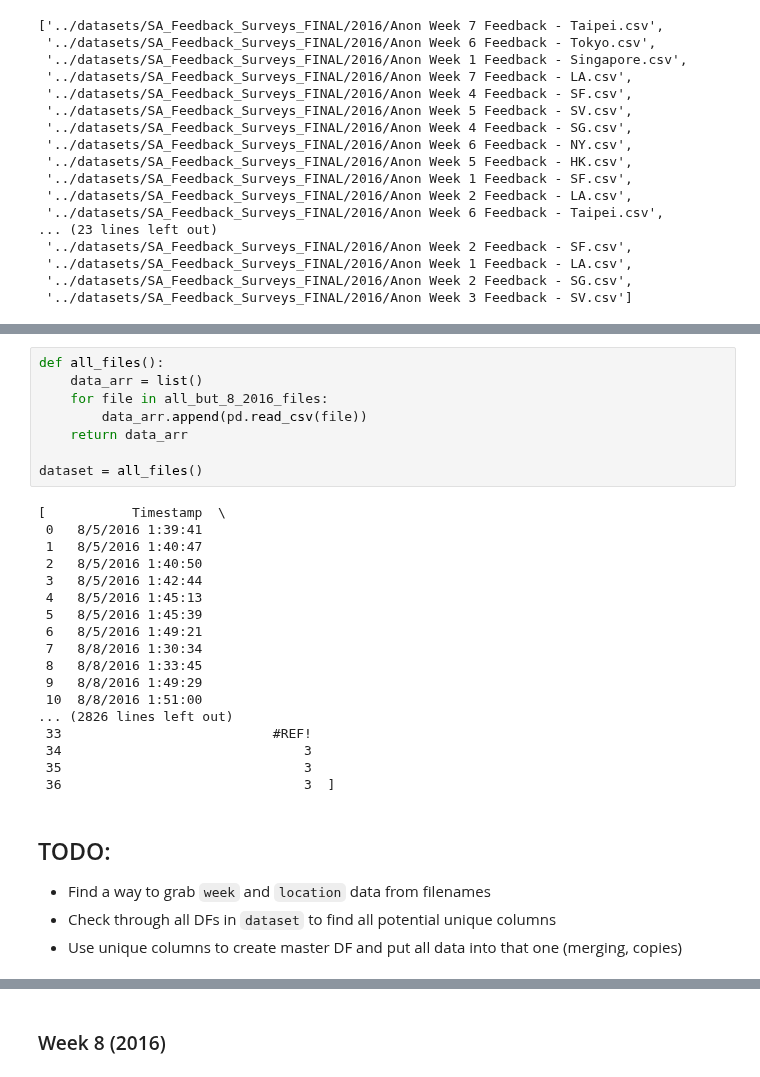
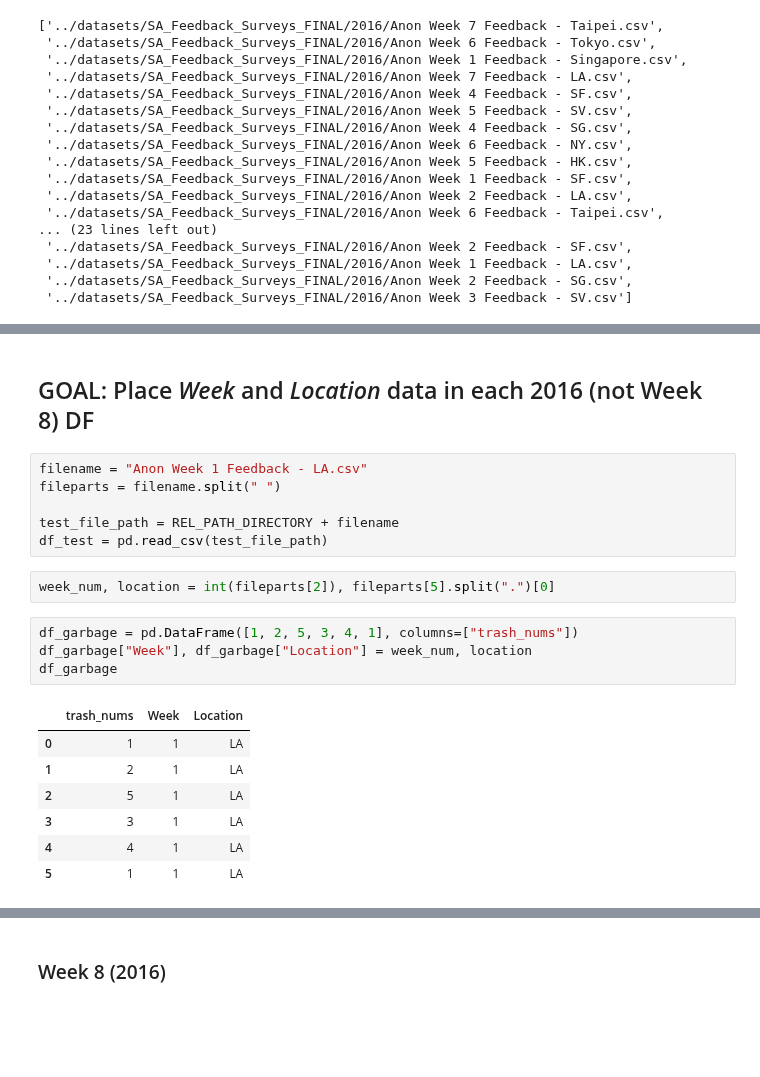
Before and after one commit to natepill/DS1.1, a Jupyter notebook: NPS/MS-Summer-Acadmey-2017.ipynb, the cells around one changed output, grey strips where cells are left out. Cells and saved outputs as stored; diff of their text form; blank space fills up the shorter version.

```diff
--- a/NPS/MS-Summer-Acadmey-2017.ipynb
+++ b/NPS/MS-Summer-Acadmey-2017.ipynb
@@ -76,32 +80,22 @@ all_but_8_2016_files
-# %%
-def all_files():
-    data_arr = list()
-    for file in all_but_8_2016_files:
-        data_arr.append(pd.read_csv(file))
-    return data_arr
-
-dataset = all_files()
-# %% [output]
-[           Timestamp  \
- 0   8/5/2016 1:39:41
- 1   8/5/2016 1:40:47
- 2   8/5/2016 1:40:50
- 3   8/5/2016 1:42:44
- 4   8/5/2016 1:45:13
- 5   8/5/2016 1:45:39
- 6   8/5/2016 1:49:21
- 7   8/8/2016 1:30:34
- 8   8/8/2016 1:33:45
- 9   8/8/2016 1:49:29
- 10  8/8/2016 1:51:00
-... (2826 lines left out)
- 33                           #REF!
- 34                               3
- 35                               3
- 36                               3  ]
-# %% [markdown]
-## TODO:
-
-* Find a way to grab `week` and `location` data from filenames
-* Check through all DFs in `dataset` to find all potential unique columns
-* Use unique columns to create master DF and put all data into that one (merging, copies)
+# %% [markdown]
+## GOAL: Place _Week_ and _Location_ data in each 2016 (not Week 8) DF
+# %%
+filename = "Anon Week 1 Feedback - LA.csv"
+fileparts = filename.split(" ")
+
+test_file_path = REL_PATH_DIRECTORY + filename
+df_test = pd.read_csv(test_file_path)
+# %%
+week_num, location = int(fileparts[2]), fileparts[5].split(".")[0]
+# %%
+df_garbage = pd.DataFrame([1, 2, 5, 3, 4, 1], columns=["trash_nums"])
+df_garbage["Week"], df_garbage["Location"] = week_num, location
+df_garbage
+# %% [output]
+|  | trash_nums | Week | Location |
+| 0 | 1 | 1 | LA |
+| 1 | 2 | 1 | LA |
+| 2 | 5 | 1 | LA |
+| 3 | 3 | 1 | LA |
+| 4 | 4 | 1 | LA |
+| 5 | 1 | 1 | LA |
```
Also changed, not shown: parts of 32 cells of this notebook.
